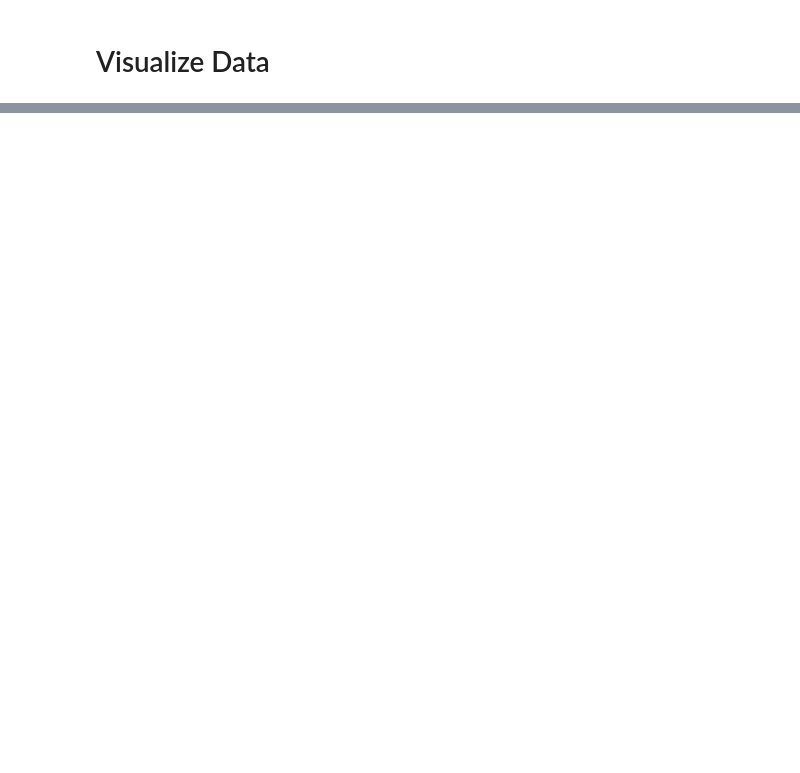
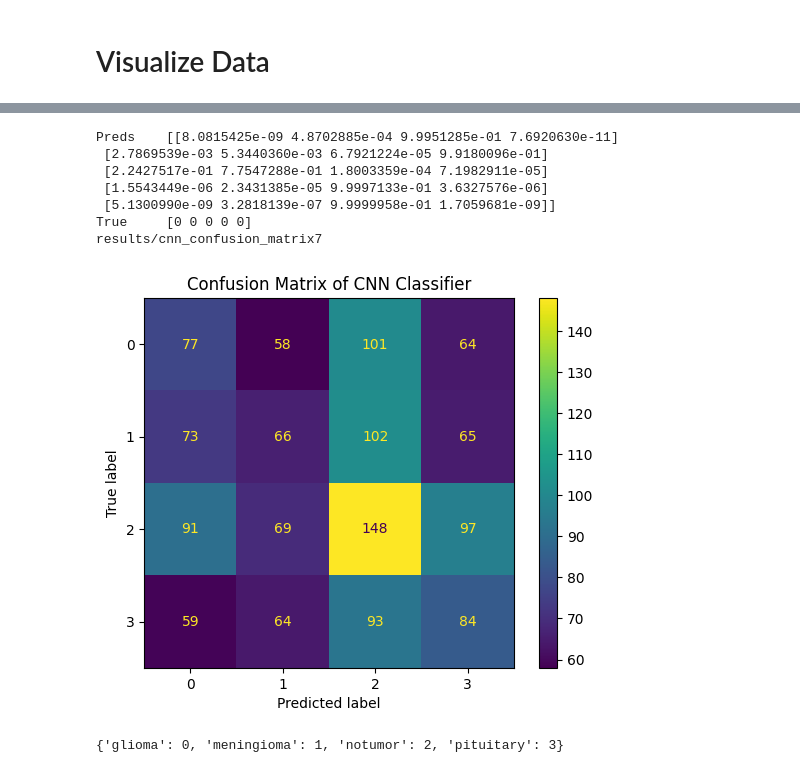
Before and after one commit to AdithyaViswanathan1/Brain-Tumor-MRI-Classification, a Jupyter notebook: main.ipynb, the cells around one changed output, grey strips where cells are left out. Saved outputs shown, nothing was run; the diff lists cells and outputs as text; code cells hidden in the pictures; blank space fills up the shorter version.

```diff
--- a/main.ipynb
+++ b/main.ipynb
@@ -67,0 +241,35 @@ plt.show()
+# %%
+from sklearn.metrics import confusion_matrix, ConfusionMatrixDisplay
+import numpy as np
+
+# Get predictions for the test set
+y_pred = model.predict_generator(test_generator)
+assert len(y_pred) == len(test_generator.classes)
+y_pred_classes = np.argmax(y_pred, axis=1)  # Convert probabilities to class labels
+y_true = test_generator.classes          # True class labels
+print("Preds\t", y_pred[:5])
+print("True\t", y_true[:5])
+
+# Create confusion matrix
+cm = confusion_matrix(y_true, y_pred_classes)
+disp = ConfusionMatrixDisplay(confusion_matrix=cm)
+disp.plot()
+plt.title("Confusion Matrix of CNN Classifier")
+filename, number = get_next_filename()
+print(filename)
+plt.savefig(filename)
+plt.show()
+plt.close()
+# %% [output]
+Preds    [[8.0815425e-09 4.8702885e-04 9.9951285e-01 7.6920630e-11]
+ [2.7869539e-03 5.3440360e-03 6.7921224e-05 9.9180096e-01]
+ [2.2427517e-01 7.7547288e-01 1.8003359e-04 7.1982911e-05]
+ [1.5543449e-06 2.3431385e-05 9.9997133e-01 3.6327576e-06]
+ [5.1300990e-09 3.2818139e-07 9.9999958e-01 1.7059681e-09]]
+True     [0 0 0 0 0]
+results/cnn_confusion_matrix7
+[figure, added]
+# %%
+test_generator.class_indices
+# %% [output]
+{'glioma': 0, 'meningioma': 1, 'notumor': 2, 'pituitary': 3}
```
Also changed, not shown: parts of 11 cells of this notebook, 9 other files.
